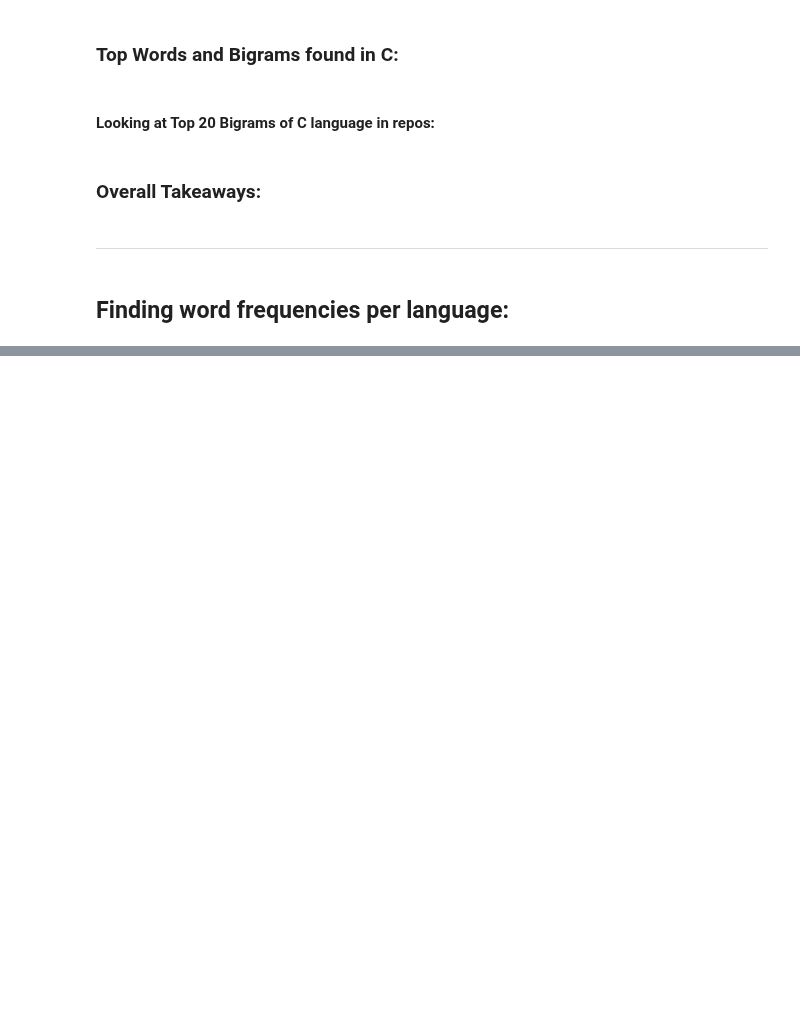
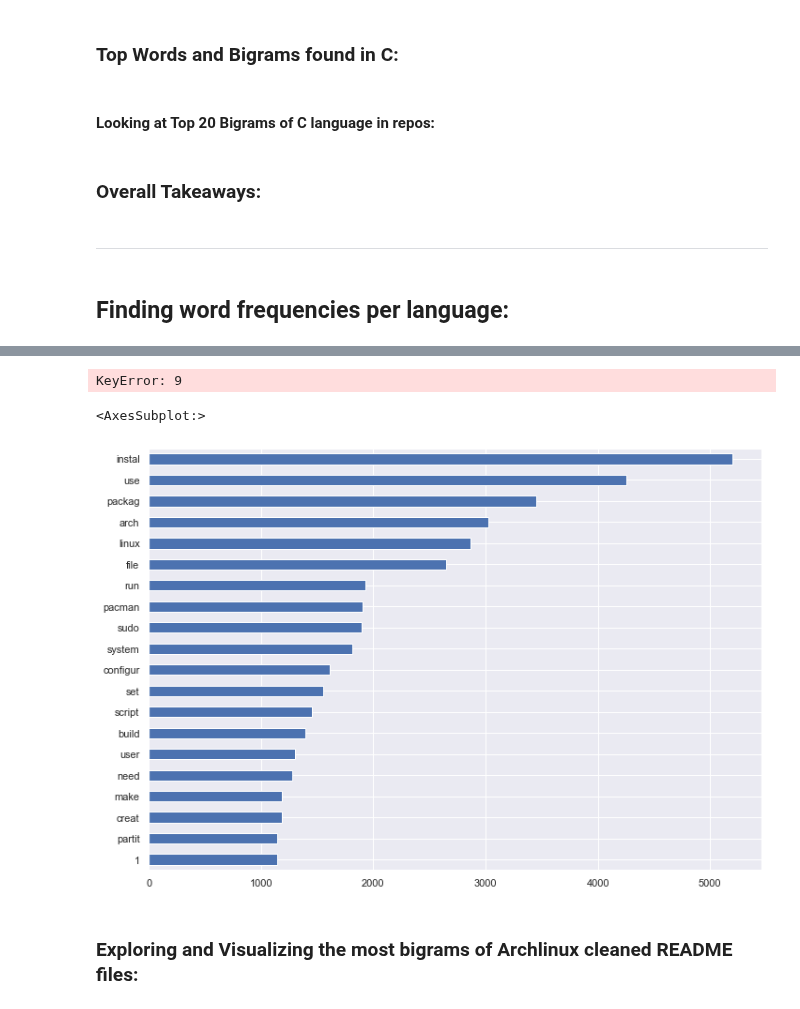
Before and after one commit to jemison-nlp-AnJeSt/github-NLP-project, a Jupyter notebook: Final_Notebook.ipynb, the cells around one changed output, grey strips where cells are left out. Saved outputs shown, nothing was run; the diff lists cells and outputs as text; code cells hidden in the pictures; blank space fills up the shorter version.

```diff
--- a/Final_Notebook.ipynb
+++ b/Final_Notebook.ipynb
@@ -289,0 +414,17 @@ all_words= df_corpora[df_corpora.language == 'all'].corpus
+# %%
+arch_corpus_list = []
+language = []
+for entry in range(len(arch_df.readme_contents)):
+    language.append(arch_df.language[entry])
+    arch_corpus_list.extend(c.clean_data(arch_df.readme_contents[entry]))
+arch_corpus = pd.Series(arch_corpus_list)
+arch_corpus.describe()
+# %% [output]
+KeyError: 9
+# %%
+arch_corpus.value_counts().head(20).sort_values().plot.barh()
+# %% [output]
+<AxesSubplot:>
+[figure, added]
+# %% [markdown]
+### Exploring and Visualizing the most bigrams of Archlinux cleaned README files:
```
Also changed, not shown: parts of 66 cells of this notebook.
